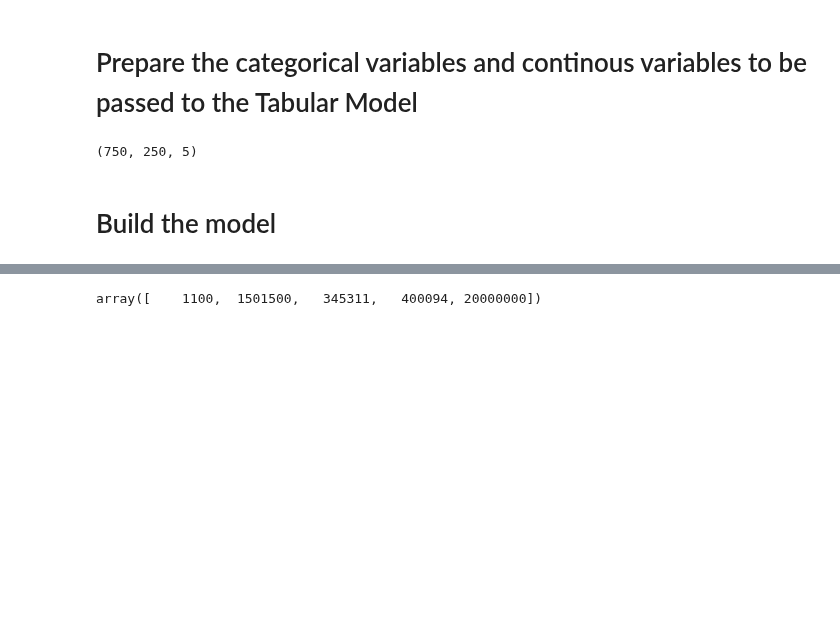
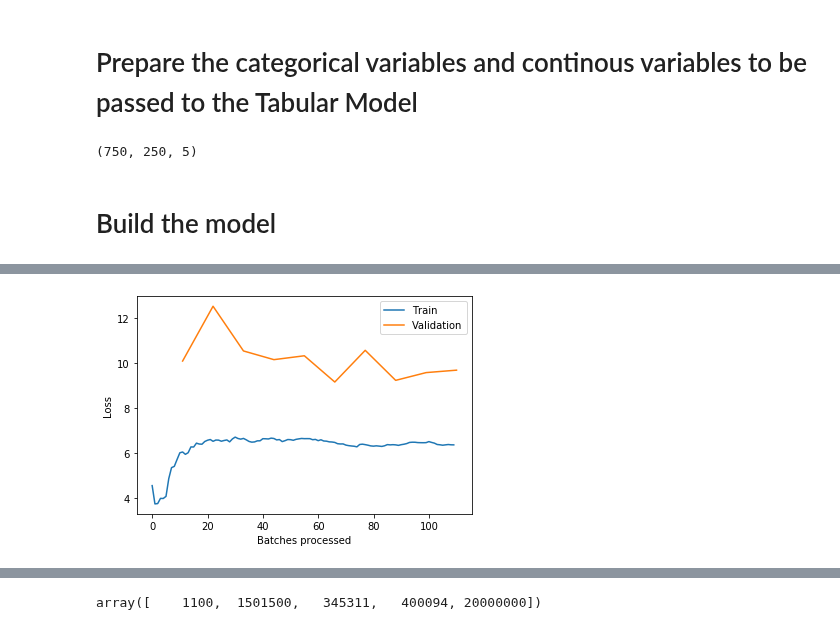
Before and after one commit to OmdenaAI/wfpdisrel, a Jupyter notebook: #task3-model/model-b-c-nn/model-b-nn-pytorch/fastai_tabular_model_wfp.ipynb, the cells around one changed output, grey strips where cells are left out. Drawn from its saved outputs; the diff is of its cells as text; code cells hidden in the pictures; blank space fills up the shorter version.

```diff
--- a/#task3-model/model-b-c-nn/model-b-nn-pytorch/fastai_tabular_model_wfp.ipynb
+++ b/#task3-model/model-b-c-nn/model-b-nn-pytorch/fastai_tabular_model_wfp.ipynb
@@ -225,0 +227,2 @@ learn.recorder.plot_losses()
+# %%
+learn.fit_one_cycle(5, 1e-02)
@@ -225,0 +238,2 @@ learn.recorder.plot_losses()
+# %%
+learn.fit(10, 1e-01, wd = 0.1)
@@ -226 +252,7 @@ learn.recorder.plot_losses()
+# %%
+learn.load('')
+# %%
+learn.recorder.plot_losses()
+# %% [output]
+[figure, added]
 # %%
```
Also changed, not shown: parts of 11 cells of this notebook.
